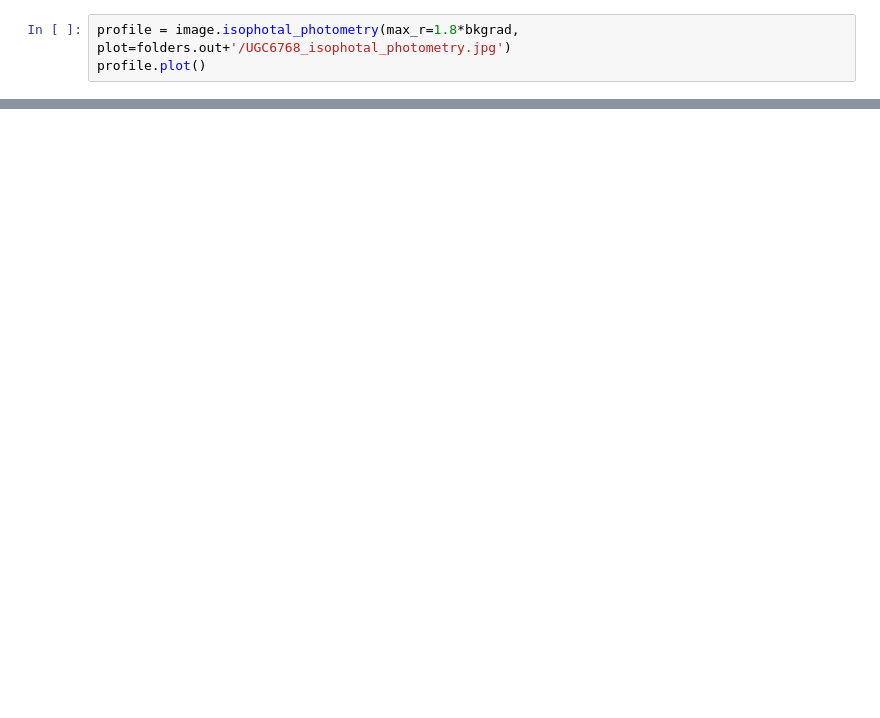
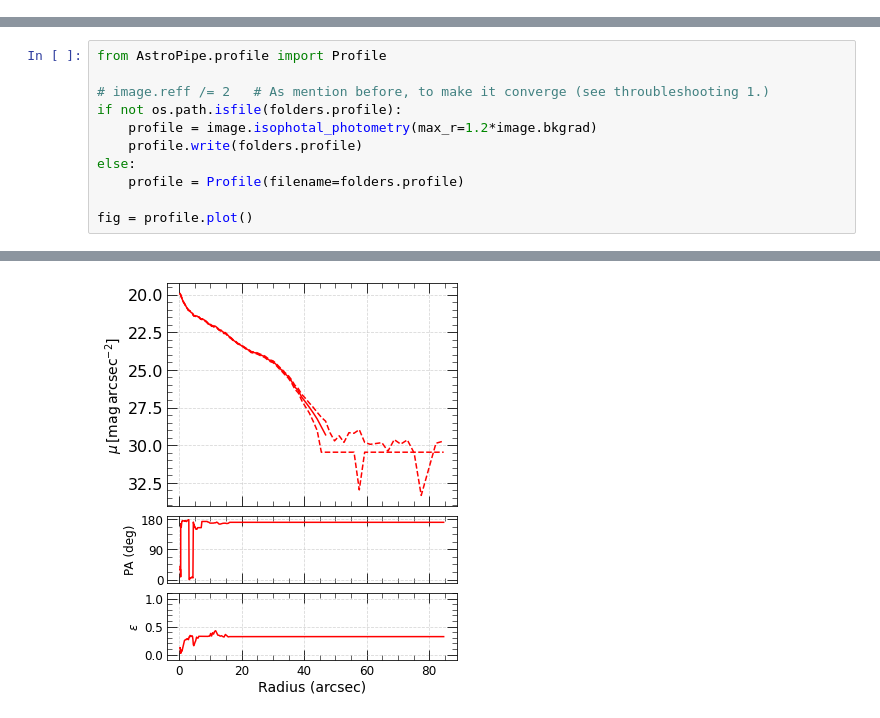
Before and after one commit to PabloMSanAla/AstroPipe, a Jupyter notebook: demos/cavity.ipynb, the cells around one changed output, grey strips where cells are left out. Saved outputs shown, nothing was run; the diff lists cells and outputs as text; blank space fills up the shorter version.

```diff
--- a/demos/cavity.ipynb
+++ b/demos/cavity.ipynb
@@ -77,3 +124,0 @@ Background = 1.10e-04 ;  Background std = 3.06e-05 ;  Background radius = 2.64e+
-# %%
-profile = image.isophotal_photometry(max_r=1.8*bkgrad, plot=folders.out+'/UGC6768_isophotal_photometry.jpg')
-profile.plot()
@@ -82,0 +130,12 @@ IndexError: index 0 is out of bounds for axis 0 with size 0
+# %%
+from AstroPipe.profile import Profile
+
+# image.reff /= 2   # As mention before, to make it converge (see throubleshooting 1.)
+if not os.path.isfile(folders.profile):
+    profile = image.isophotal_photometry(max_r=1.2*image.bkgrad)
+    profile.write(folders.profile)
+else:
+    profile = Profile(filename=folders.profile)
+
+fig = profile.plot()
+# %% [output]
@@ -82,0 +143 @@ IndexError: index 0 is out of bounds for axis 0 with size 0
+[figure, added]
```
Also changed, not shown: parts of 23 cells of this notebook, 8 other files.
